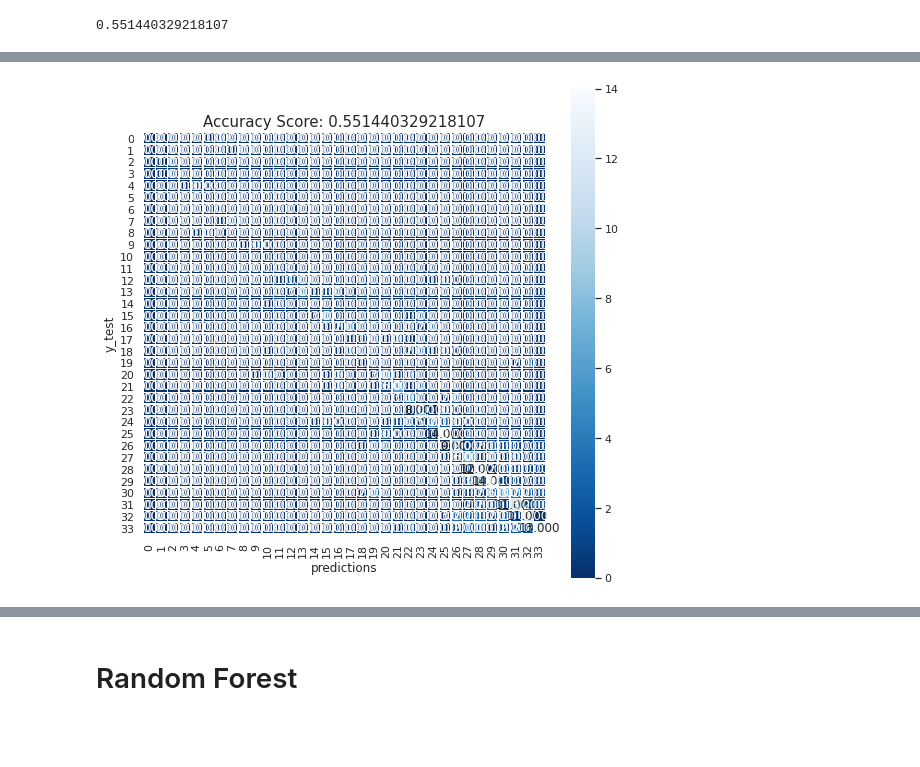
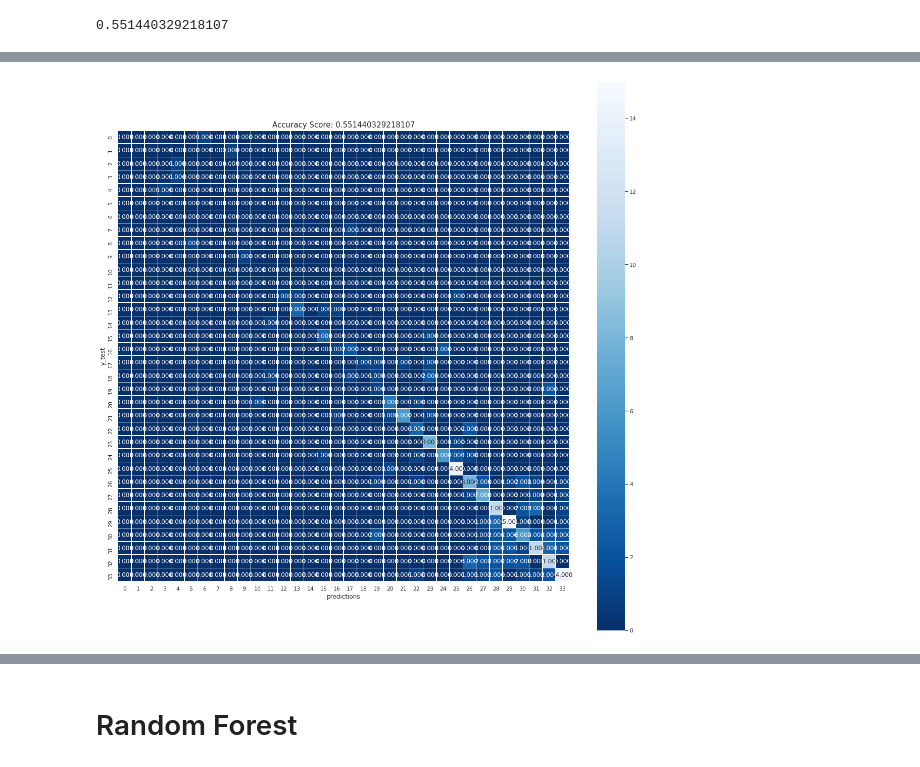
Before and after one commit to nahidosen/Group_5_CSE445_3_Spring_21, a Jupyter notebook: ipynb/Project_icct20.ipynb, the cells around one changed output, grey strips where cells are left out. Saved outputs shown, nothing was run; the diff lists cells and outputs as text; code cells hidden in the pictures; blank space fills up the shorter version.

```diff
--- a/ipynb/Project_icct20.ipynb
+++ b/ipynb/Project_icct20.ipynb
@@ -998,12 +1001,12 @@ print(cm)
 # %%
-plt.figure(figsize=(9,9))
+plt.figure(figsize=(20,20))
 sns.heatmap(cm, annot=True, fmt=".3f", linewidths=.5, square = True, cmap = 'Blues_r');
 plt.ylabel('y_test');
 plt.xlabel('predictions');
 all_sample_title = 'Accuracy Score: {0}'.format(score)
 plt.title(all_sample_title, size = 15);
 # %% [output]
-[figure, old version]
+[figure, new version]
 # %%
 print(metrics.classification_report(y_test, predictions))
 confusion_matrix(y_test, predictions).ravel()
```
Also changed, not shown: parts of 30 cells of this notebook.
